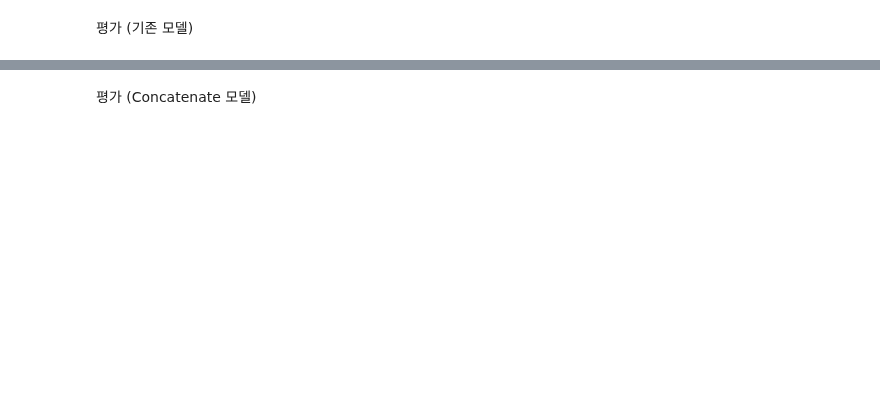
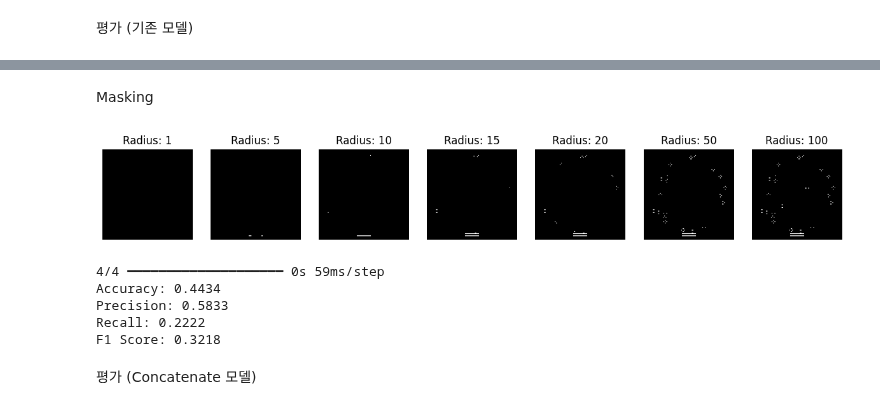
Before and after one commit to rkdeowk/STUDY, a Jupyter notebook: AI/sohui/paper/4. 241117.ipynb, the cells around one changed output, grey strips where cells are left out. Drawn from its saved outputs; the diff is of its cells as text; code cells hidden in the pictures; blank space fills up the shorter version.

```diff
--- a/AI/sohui/paper/4. 241117.ipynb
+++ b/AI/sohui/paper/4. 241117.ipynb
@@ -132,0 +225,36 @@ print(accuracy)
+# %% [markdown]
+Masking
+# %%
+# 외곽 부분을 마스킹하는 함수 정의 (원형 마스크 사용)
+def create_edge_mask(image, radius):
+    h, w = image.shape[:2]
+    center = (int(w / 2), int(h / 2))
+    max_radius = min(center) - 2  # 이미지 경계 안에 들어가도록 반지름 설정
+    mask = np.zeros((h, w), dtype=np.uint8)  # 마스크를 8비트 정수로 생성
+
+    # 원형 마스크 생성 (두께는 외곽 영역의 범위를 조절)
+    cv2.circle(mask, center, max_radius, 1, thickness=radius)  # 마스크 값 1로 설정
+    return mask
+
+# 이미지 데이터 (img_train을 불러온 상태라 가정)
+image = img_train[0]  # 첫 번째 훈련 이미지 사용
+
+# 다양한 radius 값으로 마스크를 생성하고 시각적으로 확인
+radius_values = [1,5, 10, 15, 20, 50, 100]  # 다양한 반경 값을 설정
+fig, axes = plt.subplots(1, len(radius_values), figsize=(15, 5))
+
+for i, radius in enumerate(radius_values):
+    # 마스크 생성
+    mask = create_edge_mask(image, radius=radius)
+
+    # 마스크를 이미지에 적용하여 시각적으로 비교
+    masked_image = cv2.bitwise_and(image.squeeze().astype(np.uint8), image.squeeze().astype(np.uint8), mask=mask)
+
+    # 이미지 출력
+    axes[i].imshow(masked_image, cmap='gray')
+    axes[i].set_title(f"Radius: {radius}")
+    axes[i].axis('off')
+
+plt.show()
+# %% [output]
+[figure, added]
@@ -133,3 +291,36 @@ print(accuracy)
+# %%
+masked_predicted_images = apply_mask_to_images(predicted_images)
+
+# 예측된 Normal/Defective 클래스
+predicted_classes = predict_defect_classification(classification_model, masked_predicted_images)
+
+# 예측 결과 출력
+# visualize_images(predicted_images)
+
+# 실제 라벨 (예: 테스트 데이터셋의 라벨)
+true_labels = labels_test  # 실제 라벨이 들어있는 labels_test 변수
+
+# 정확도 (Accuracy)
+accuracy = accuracy_score(true_labels, predicted_classes)
+print(f"Accuracy: {accuracy:.4f}")
+
+# 정밀도 (Precision)
+precision = precision_score(true_labels, predicted_classes, average='binary')
+print(f"Precision: {precision:.4f}")
+
+# 재현율 (Recall)
+recall = recall_score(true_labels, predicted_classes, average='binary')
+print(f"Recall: {recall:.4f}")
+
+# F1 점수 (F1 Score)
+f1 = f1_score(true_labels, predicted_classes, average='binary')
+print(f"F1 Score: {f1:.4f}")
+# %% [output]
+4/4 ━━━━━━━━━━━━━━━━━━━━ 0s 59ms/step
+Accuracy: 0.4434
+Precision: 0.5833
+Recall: 0.2222
+F1 Score: 0.3218
 # %% [markdown]
 평가 (Concatenate 모델)
 # %%
```
Also changed, not shown: parts of 9 cells of this notebook, 2 other files.
